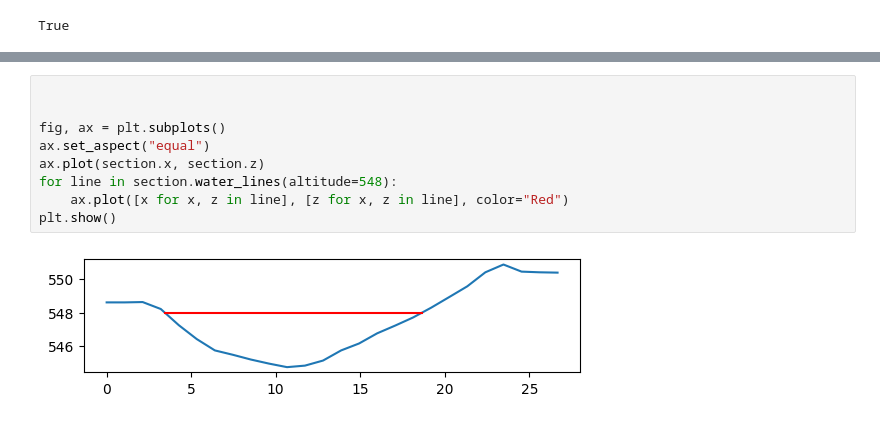
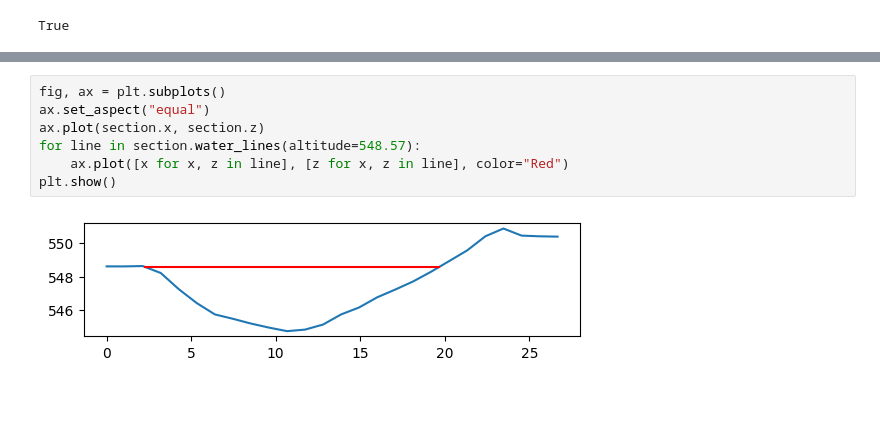
Before and after one commit to RTM-ONF/section, a Jupyter notebook: section/Section.ipynb, the cells around one changed output, grey strips where cells are left out. Drawn from its saved outputs; the diff is of its cells as text.

```diff
--- a/section/Section.ipynb
+++ b/section/Section.ipynb
@@ -33,16 +34,14 @@ section.xz
  (25.6, 550.38),
  (26.67, 550.36)]
 # %%
-
-
 fig, ax = plt.subplots()
 ax.set_aspect("equal")
 ax.plot(section.x, section.z)
-for line in section.water_lines(altitude=548):
+for line in section.water_lines(altitude=548.57):
     ax.plot([x for x, z in line], [z for x, z in line], color="Red")
 plt.show()
 # %% [output]
-[figure, old version]
+[figure, new version]
 # %%
 min(section.z)
 # %% [output]
```
Also changed, not shown: parts of 17 cells of this notebook, 2 other files.
